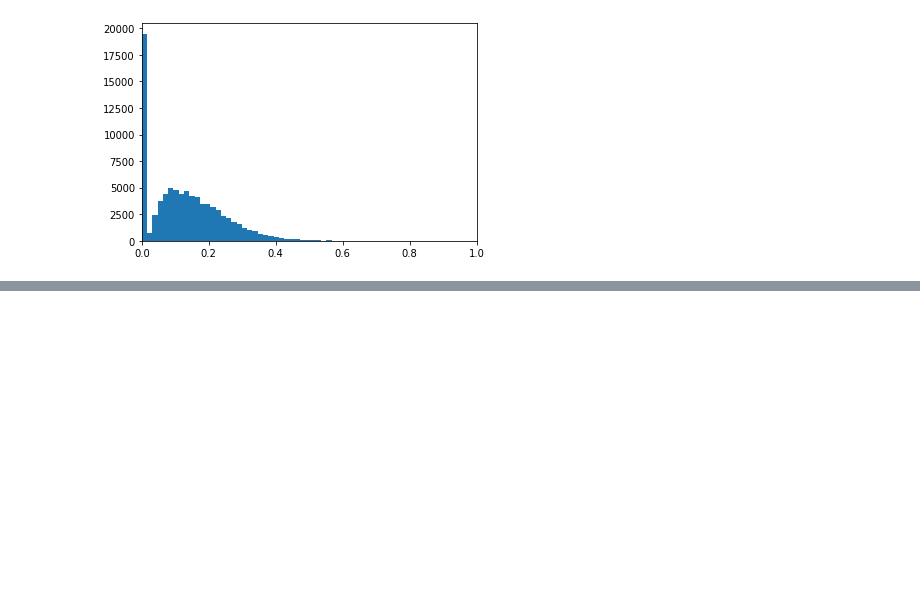
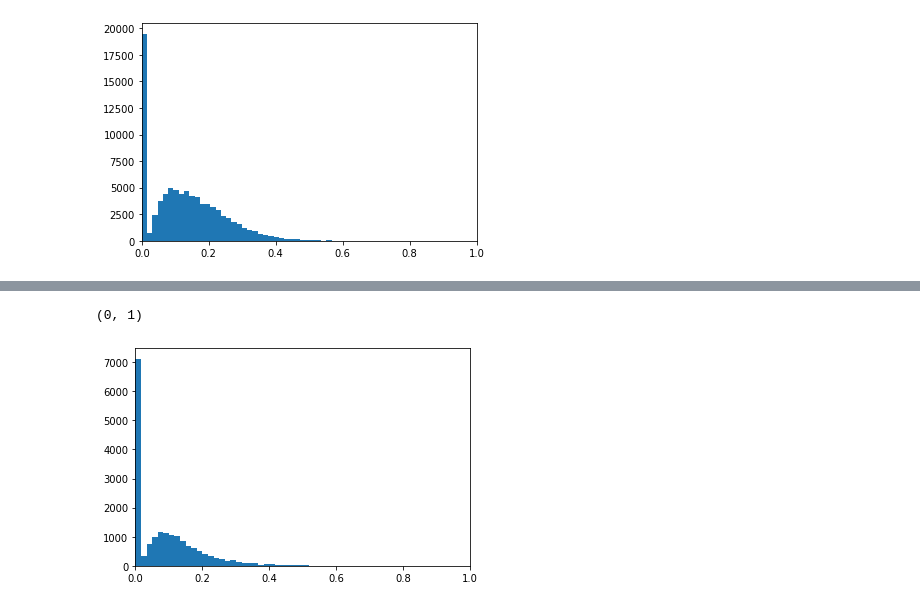
Before and after one commit to epfl-ada/ada-2021-project-272, a Jupyter notebook: Sentiment Analysis.ipynb, the cells around one changed output, grey strips where cells are left out. Saved outputs shown, nothing was run; the diff lists cells and outputs as text; code cells hidden in the pictures; blank space fills up the shorter version.

Commit message:
Update Sentiment Analysis

```diff
--- a/Sentiment Analysis.ipynb
+++ b/Sentiment Analysis.ipynb
@@ -241,0 +210,7 @@ df_gw.head()
+# %%
+# load data
+path_to_file = 'Gender_Inequality/gender_inequality.csv'
+
+df_gi = pd.read_csv(path_to_file)
+
+df.head()
@@ -241,0 +238,18 @@ df_gw.head()
+# %%
+# sentiments
+positive_sent_gi = []
+negative_sent_gi = []
+total_sent_gi = []
+
+[positive_sent_gi.append(analyzer.polarity_scores(quote)['pos']) for quote in df_gi['quotation']]
+[negative_sent_gi.append(analyzer.polarity_scores(quote)['neg']) for quote in df_gi['quotation']]
+[total_sent_gi.append(analyzer.polarity_scores(quote)['compound']) for quote in df_gi['quotation']]
+
+print()
+# %%
+plt.hist(positive_sent_gi, bins = 50)
+
+plt.xlim([0,1])
+# %% [output]
+(0, 1)
+[figure, added]
```
Also changed, not shown: parts of 26 cells of this notebook, 1 other file.
